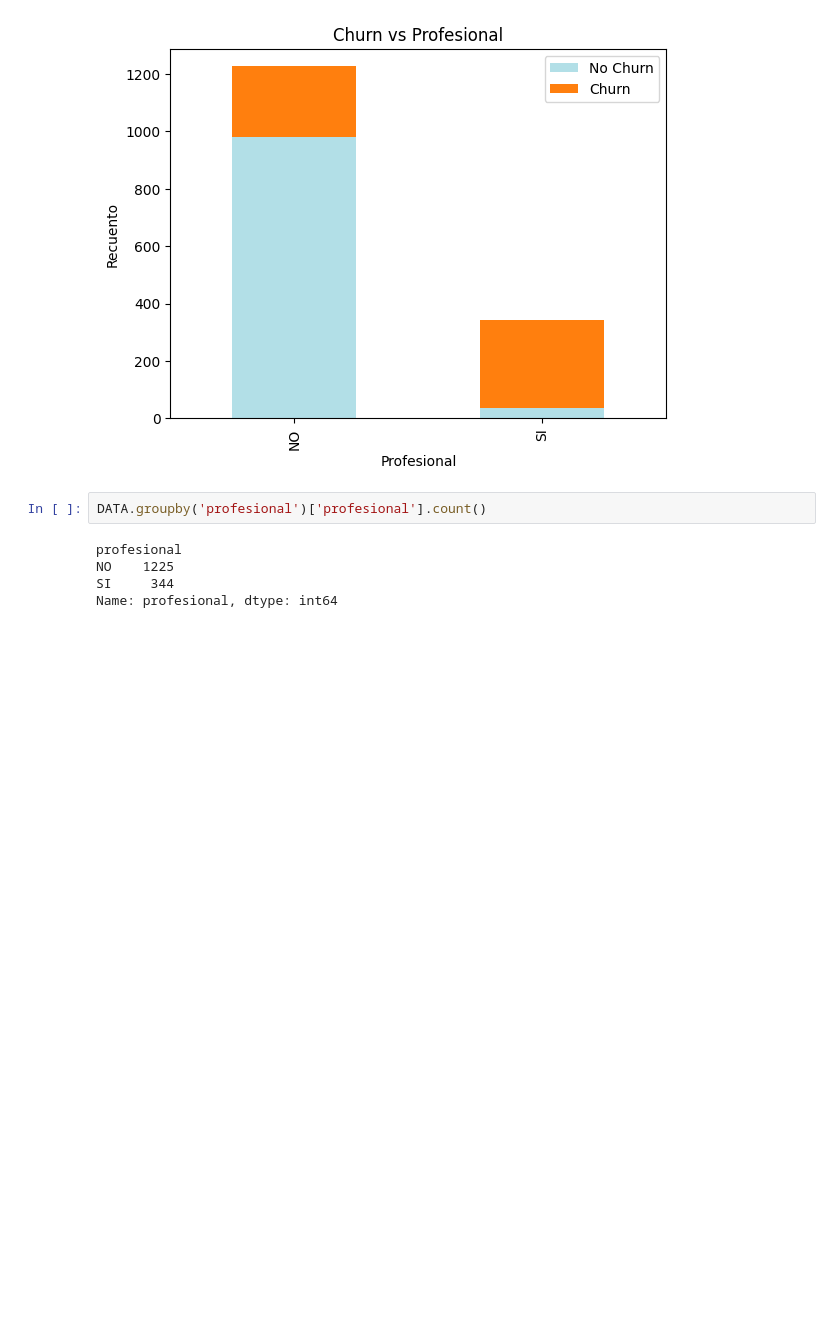
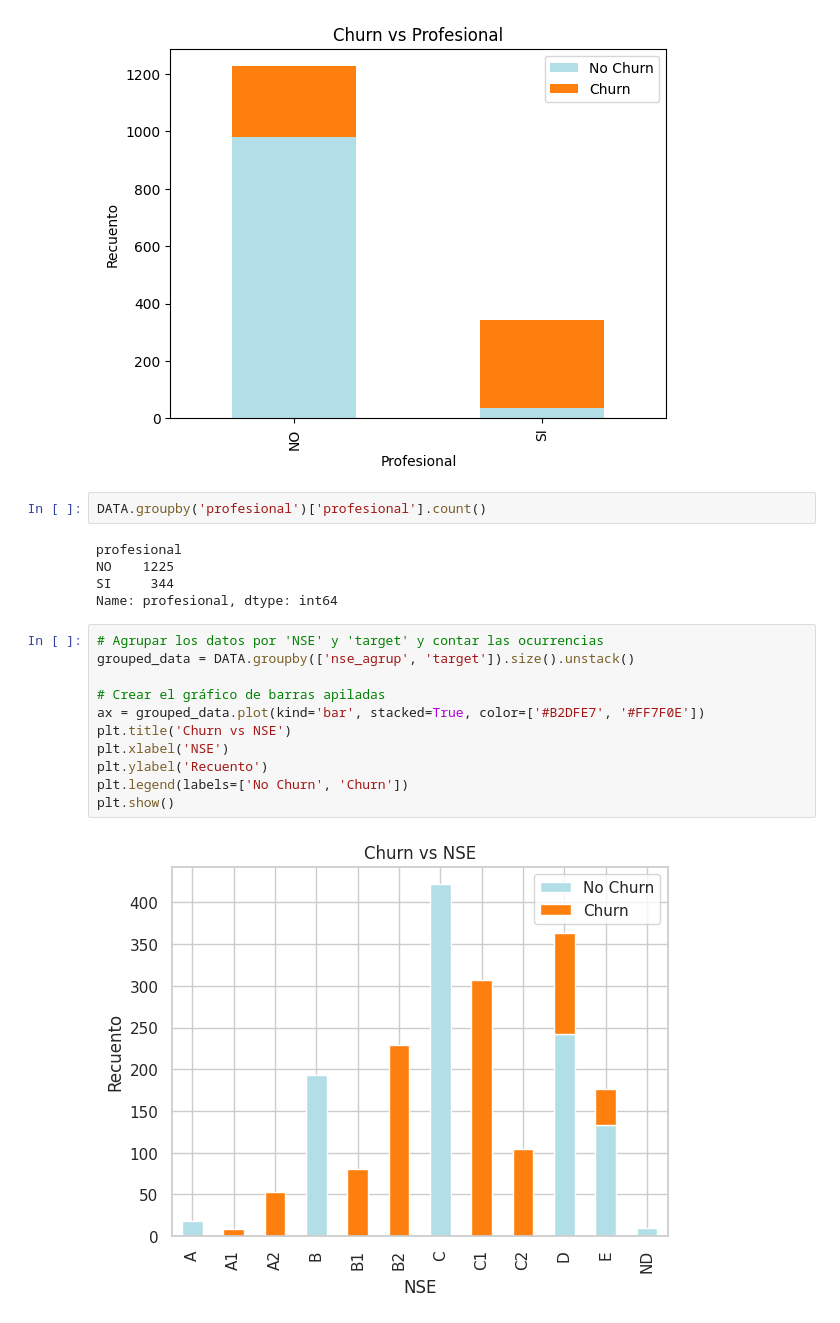
Before and after one commit to raphaelz306/DMC_Course, a Jupyter notebook: Integrador.ipynb, the cells around one changed output. Drawn from its saved outputs; the diff is of its cells as text; blank space fills up the shorter version.

```diff
--- a/Integrador.ipynb
+++ b/Integrador.ipynb
@@ -181,3 +183,16 @@ profesional
 NO    1225
 SI     344
 Name: profesional, dtype: int64
+# %%
+# Agrupar los datos por 'NSE' y 'target' y contar las ocurrencias
+grouped_data = DATA.groupby(['nse_agrup', 'target']).size().unstack()
+
+# Crear el gráfico de barras apiladas
+ax = grouped_data.plot(kind='bar', stacked=True, color=['#B2DFE7', '#FF7F0E'])
+plt.title('Churn vs NSE')
+plt.xlabel('NSE')
+plt.ylabel('Recuento')
+plt.legend(labels=['No Churn', 'Churn'])
+plt.show()
+# %% [output]
+[figure, added]
```
Also changed, not shown: parts of 1 cell of this notebook.
